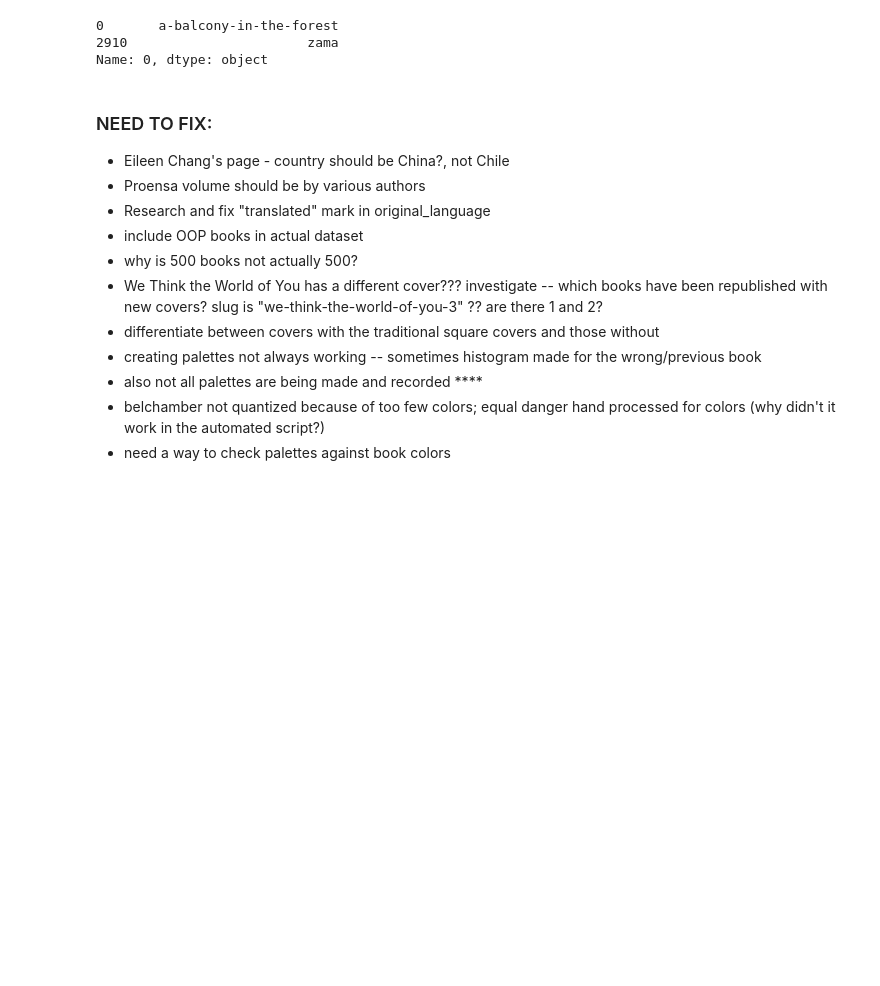
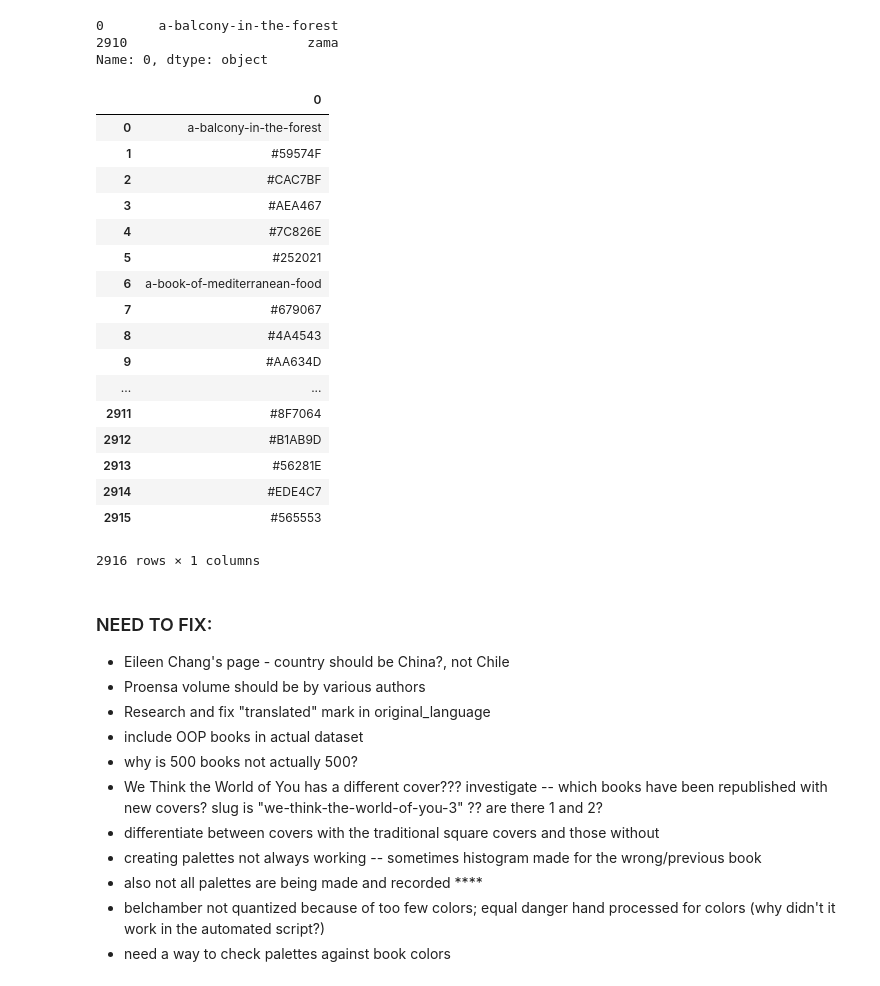
Before and after one commit to datadesk/nyrb-covers-analysis, a Jupyter notebook: scraper.ipynb, the cells around one changed output. Saved outputs shown, nothing was run; the diff lists cells and outputs as text; code cells hidden in the pictures; blank space fills up the shorter version.

```diff
--- a/scraper.ipynb
+++ b/scraper.ipynb
@@ -369,3 +371,24 @@ Name: 0, dtype: object
+# %%
+pd.DataFrame(palettes)
+# %% [output]
+|  | 0 |
+| 0 | a-balcony-in-the-forest |
+| 1 | #59574F |
+| 2 | #CAC7BF |
+| 3 | #AEA467 |
+| 4 | #7C826E |
+| 5 | #252021 |
+| 6 | a-book-of-mediterranean-food |
+| 7 | #679067 |
+| 8 | #4A4543 |
+| 9 | #AA634D |
+| ... | ... |
+| 2911 | #8F7064 |
+| 2912 | #B1AB9D |
+| 2913 | #56281E |
+| 2914 | #EDE4C7 |
+| 2915 | #565553 |
+2916 rows × 1 columns
 # %% [markdown]
 ### NEED TO FIX:
 - Eileen Chang's page - country should be China?, not Chile
```
Also changed, not shown: parts of 7 cells of this notebook, 1 other file.
